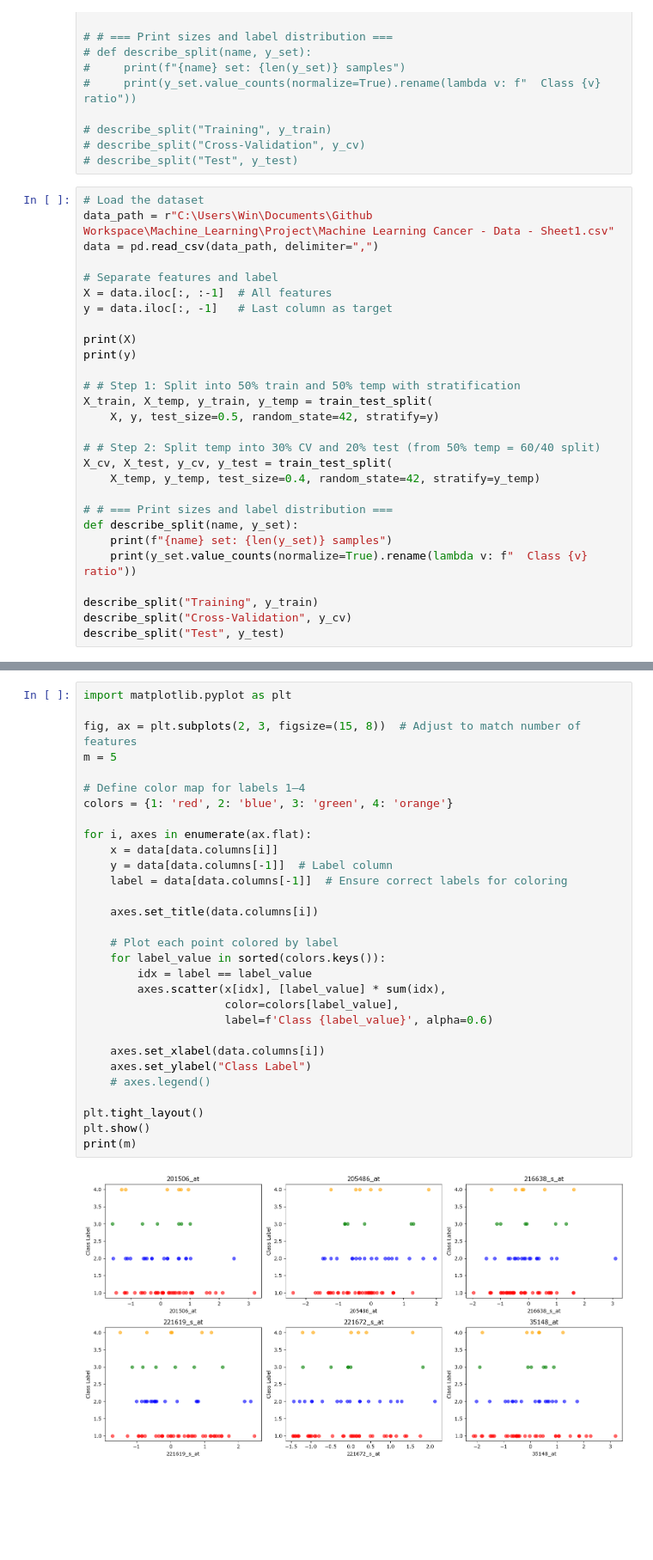
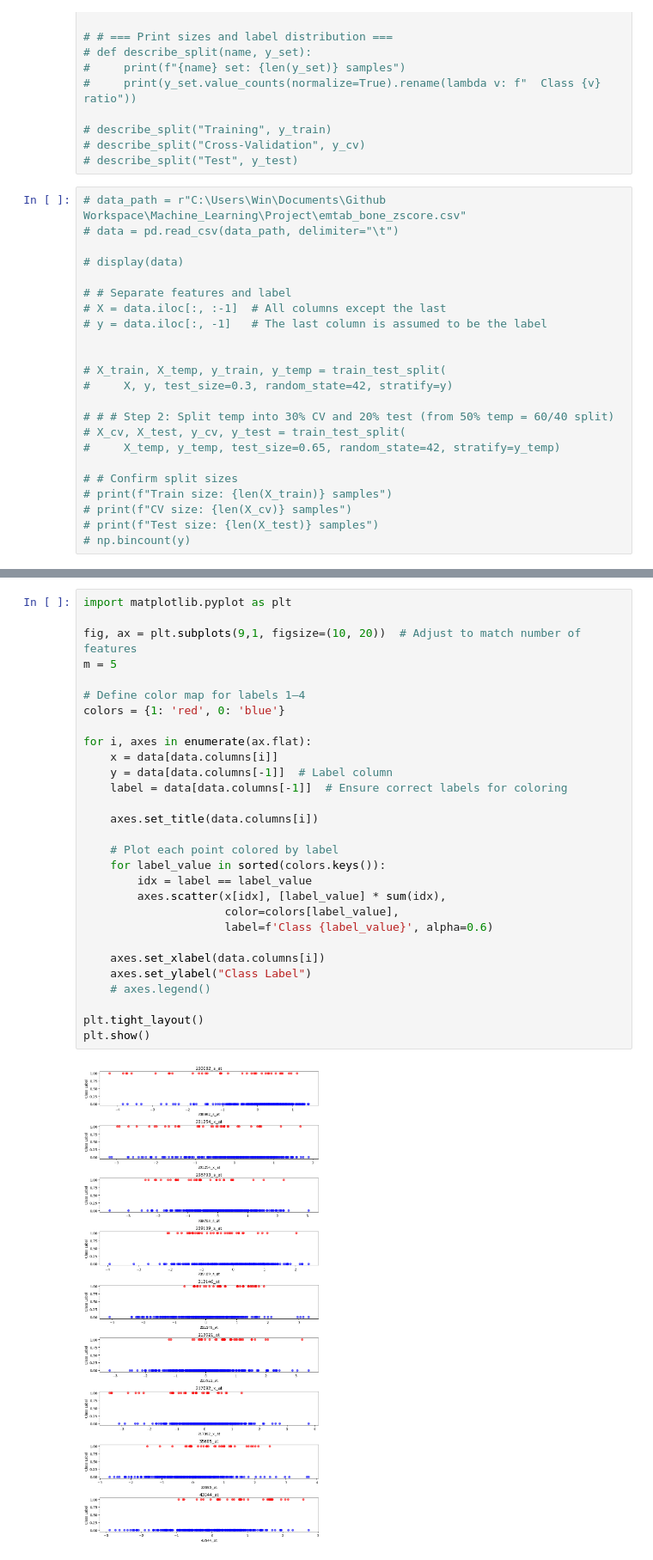
Before and after one commit to minionly/Machine_Learning, a Jupyter notebook: Project/Visualize Data.ipynb, the cells around one changed output, grey strips where cells are left out. Shown at 86% size. Drawn from its saved outputs; the diff is of its cells as text; blank space fills up the shorter version.

```diff
--- a/Project/Visualize Data.ipynb
+++ b/Project/Visualize Data.ipynb
@@ -77,30 +155,25 @@ from itertools import combinations
 # describe_split("Cross-Validation", y_cv)
 # describe_split("Test", y_test)
 # %%
-# Load the dataset
-data_path = r"C:\Users\Win\Documents\Github Workspace\Machine_Learning\Project\Machine Learning Cancer - Data - Sheet1.csv"
-data = pd.read_csv(data_path, delimiter=",")
+# data_path = r"C:\Users\Win\Documents\Github Workspace\Machine_Learning\Project\emtab_bone_zscore.csv"
+# data = pd.read_csv(data_path, delimiter="\t")
 
-# Separate features and label
-X = data.iloc[:, :-1]  # All features
-y = data.iloc[:, -1]   # Last column as target
+# display(data)
 
-print(X)
-print(y)
+# # Separate features and label
+# X = data.iloc[:, :-1]  # All columns except the last
+# y = data.iloc[:, -1]   # The last column is assumed to be the label
 
-# # Step 1: Split into 50% train and 50% temp with stratification
-X_train, X_temp, y_train, y_temp = train_test_split(
-    X, y, test_size=0.5, random_state=42, stratify=y)
 
-# # Step 2: Split temp into 30% CV and 20% test (from 50% temp = 60/40 split)
-X_cv, X_test, y_cv, y_test = train_test_split(
-    X_temp, y_temp, test_size=0.4, random_state=42, stratify=y_temp)
+# X_train, X_temp, y_train, y_temp = train_test_split(
+#     X, y, test_size=0.3, random_state=42, stratify=y)
 
-# # === Print sizes and label distribution ===
-def describe_split(name, y_set):
-    print(f"{name} set: {len(y_set)} samples")
-    print(y_set.value_counts(normalize=True).rename(lambda v: f"  Class {v} ratio"))
+# # # Step 2: Split temp into 30% CV and 20% test (from 50% temp = 60/40 split)
+# X_cv, X_test, y_cv, y_test = train_test_split(
+#     X_temp, y_temp, test_size=0.65, random_state=42, stratify=y_temp)
 
-describe_split("Training", y_train)
-describe_split("Cross-Validation", y_cv)
-describe_split("Test", y_test)
+# # Confirm split sizes
+# print(f"Train size: {len(X_train)} samples")
+# print(f"CV size: {len(X_cv)} samples")
+# print(f"Test size: {len(X_test)} samples")
+# np.bincount(y)
@@ -172,32 +231,31 @@ plt.show()
 # %%
 import matplotlib.pyplot as plt
 
-fig, ax = plt.subplots(2, 3, figsize=(15, 8))  # Adjust to match number of features
+fig, ax = plt.subplots(9,1, figsize=(10, 20))  # Adjust to match number of features
 m = 5
 
 # Define color map for labels 1–4
-colors = {1: 'red', 2: 'blue', 3: 'green', 4: 'orange'}
+colors = {1: 'red', 0: 'blue'}
 
 for i, axes in enumerate(ax.flat):
     x = data[data.columns[i]]
     y = data[data.columns[-1]]  # Label column
     label = data[data.columns[-1]]  # Ensure correct labels for coloring
 
     axes.set_title(data.columns[i])
 
     # Plot each point colored by label
     for label_value in sorted(colors.keys()):
         idx = label == label_value
         axes.scatter(x[idx], [label_value] * sum(idx),
                      color=colors[label_value],
                      label=f'Class {label_value}', alpha=0.6)
 
     axes.set_xlabel(data.columns[i])
     axes.set_ylabel("Class Label")
     # axes.legend()
 
 plt.tight_layout()
 plt.show()
-print(m)
 # %% [output]
-[figure, old version]
+[figure, new version]
```
Also changed, not shown: parts of 10 cells of this notebook, 51 other files.
